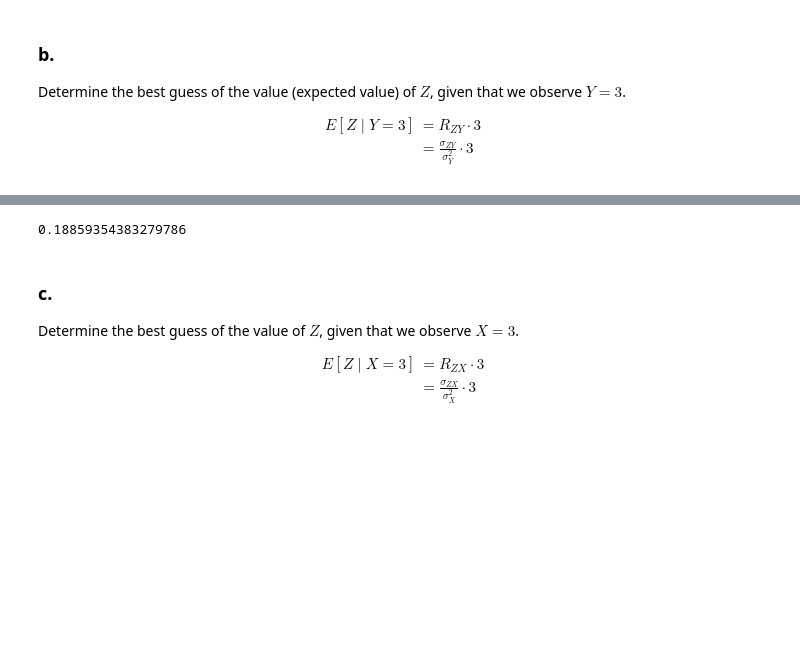
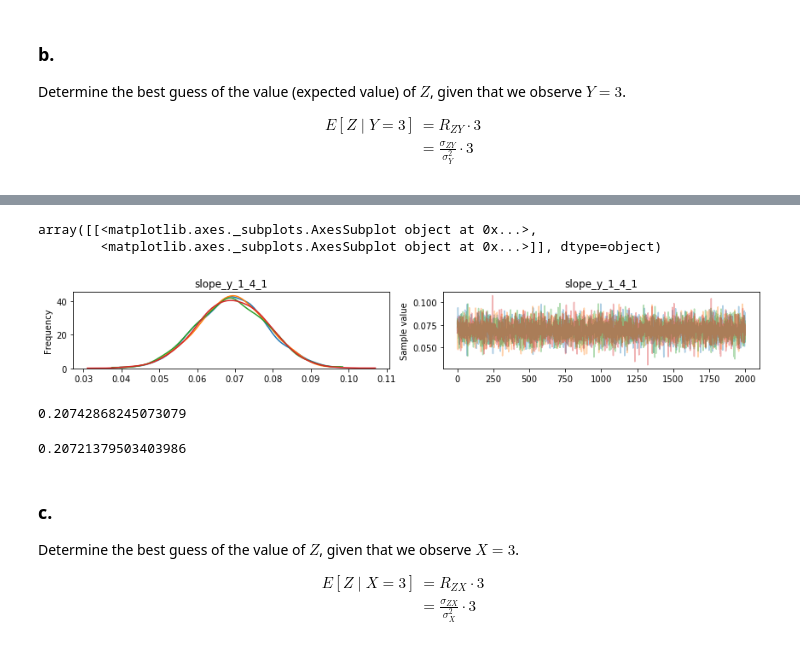
Before and after one commit to fredthedead/causal-inference-in-statistics-solutions, a Jupyter notebook: ch-1.ipynb, the cells around one changed output, grey strips where cells are left out. Drawn from its saved outputs; the diff is of its cells as text; code cells hidden in the pictures; blank space fills up the shorter version.

```diff
--- a/ch-1.ipynb
+++ b/ch-1.ipynb
@@ -1346,14 +1347,14 @@ u_x = np.random.normal(size=10000)
 u_y = np.random.normal(size=10000)
 u_z = np.random.normal(size=10000)
 
-x = u_x
-y = x/3 + u_y
-z = y/16 + u_z
+x_1_4_1 = u_x
+y_1_4_1 = x_1_4_1/3 + u_y
+z_1_4_1 = y_1_4_1/16 + u_z
 
 df_1_5_1 = pd.DataFrame({
-    'x': x,
-    'y': y,
-    'z': z
+    'x': x_1_4_1,
+    'y': y_1_4_1,
+    'z': z_1_4_1
 })
 # %% [markdown]
 ### b.
@@ -1368,3 +1369,11 @@ $$
 \end{aligned}
 \end{equation}
 $$
+# %%
+with pm.Model() as R_ZY_model:
+    slope_y_1_4_1 = pm.Normal('slope_y_1_4_1', mu = 0, sd = 5)
+    mu = pm.Deterministic('mu', slope_y_1_4_1 * y_1_4_1)
+    sigma = pm.HalfCauchy('sigma', beta=5)
+    pm.Normal('Z', mu, sigma, observed=z_1_4_1)
+
+    R_ZY_traces = pm.sample(2000)
@@ -1371,7 +1391,17 @@ $$
+# %%
+pm.traceplot(R_ZY_traces, varnames=['slope_y_1_4_1'])
+# %% [output]
+array([[<matplotlib.axes._subplots.AxesSubplot object at 0x...>,
+        <matplotlib.axes._subplots.AxesSubplot object at 0x...>]], dtype=object)
+[figure, added]
+# %%
+(R_ZY_traces['slope_y_1_4_1'] * 3).mean()
+# %% [output]
+0.20742868245073079
 # %%
-(np.cov(z,y)[0][1] / np.var(y)) * 3
+(np.cov(z_1_4_1,y_1_4_1)[0][1] / np.var(y_1_4_1)) * 3
 # %% [output]
-0.18859354383279786
+0.20721379503403986
 # %% [markdown]
 ### c.
 
```
Also changed, not shown: parts of 35 cells of this notebook.
